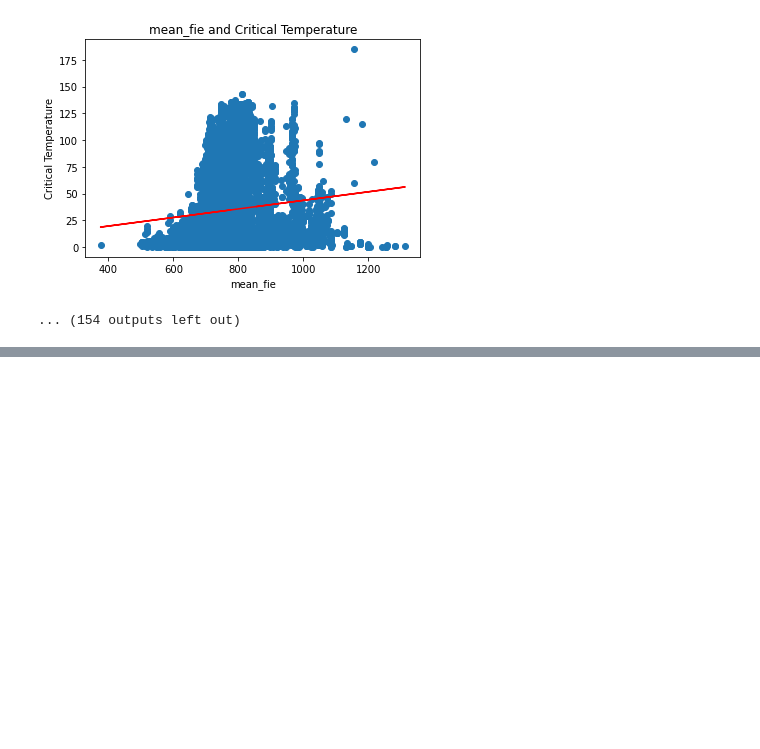
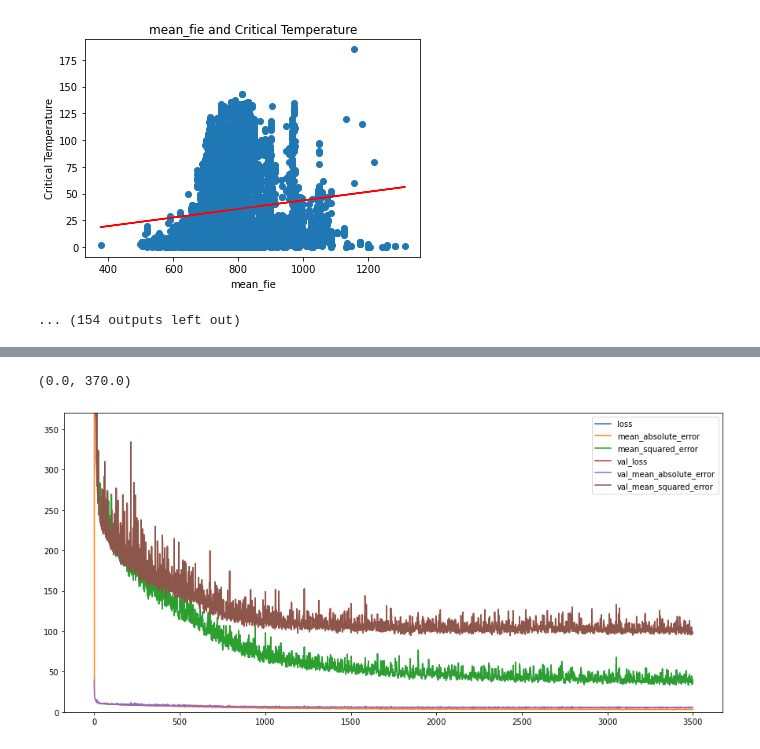
Before and after one commit to AymanSulaiman/superconductor-analysis-and-prediction, a Jupyter notebook: TensorFlow_PyTorch_experimentation.ipynb, the cells around one changed output, grey strips where cells are left out. Saved outputs shown, nothing was run; the diff lists cells and outputs as text; code cells hidden in the pictures; blank space fills up the shorter version.

Commit message:
made the keras model about 20mb

```diff
--- a/TensorFlow_PyTorch_experimentation.ipynb
+++ b/TensorFlow_PyTorch_experimentation.ipynb
@@ -50,0 +57,27 @@ for i in X.columns:
+# %%
+model = Sequential()
+model.add(Dense(128, input_shape=(X_train.shape[1],), activation='relu'))
+model.add(Dense(256, activation='relu'))
+model.add(Dense(512, activation='relu'))
+model.add(Dense(1024, activation='relu'))
+model.add(Dense(1024, activation='relu'))
+model.add(Dense(1, activation='linear'))
+
+model.compile(loss='mean_squared_error',
+            optimizer='adam',
+            metrics=['mae', 'mse']
+             )
+
+
+
+checkpoint_cb = keras.callbacks.ModelCheckpoint("my_keras_model.h5", save_best_only=True)
+
+
+history = model.fit(X_train, y_train, epochs=3500,
+                    validation_data=(X_test, y_test),
+                    batch_size=1024,
+                    callbacks=[checkpoint_cb])
+
+
+model = keras.models.load_model("my_keras_model.h5") # rollback to best model
+mse_test = model.evaluate(X_test, y_test)
@@ -50,0 +102,6 @@ for i in X.columns:
+# %%
+ax = pd.DataFrame(history.history).plot(figsize=(15,7))
+ax.set_ylim(0,370)
+# %% [output]
+(0.0, 370.0)
+[figure, added]
```
Also changed, not shown: parts of 3 cells of this notebook, 2 other files.
